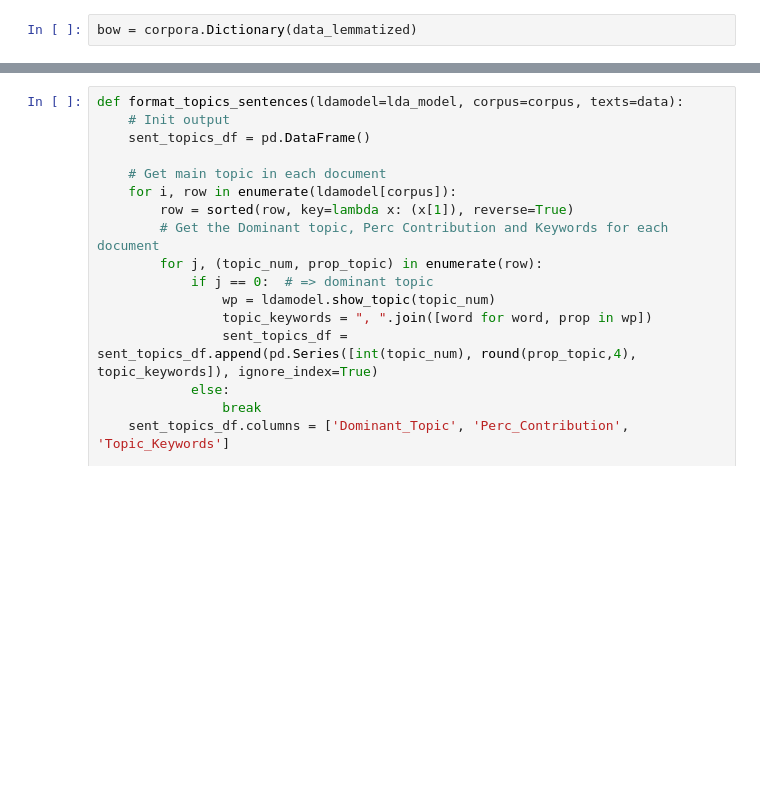
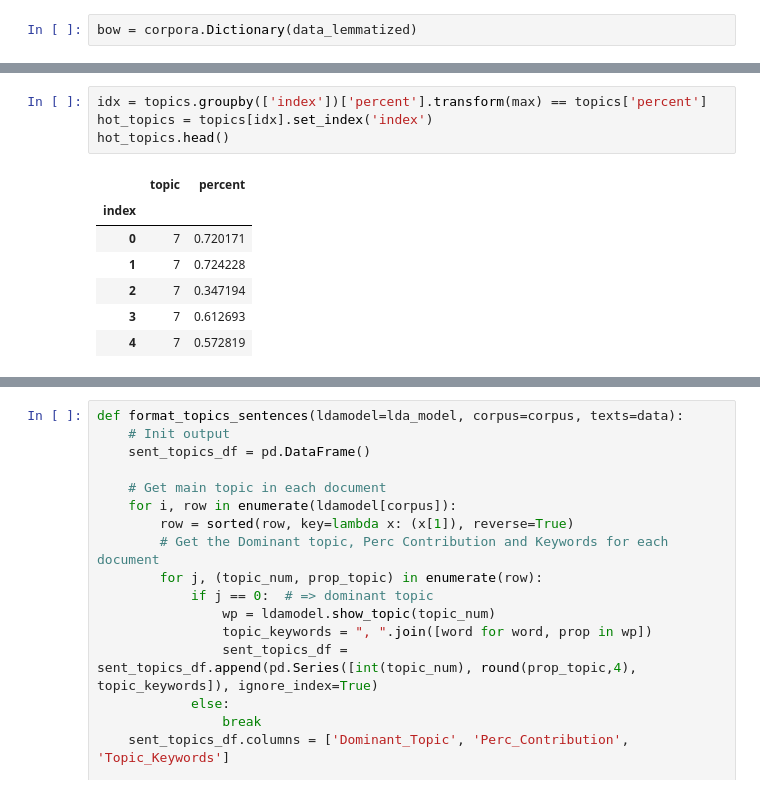
Before and after one commit to matttparker/airbnb-sentiments, a Jupyter notebook: notebooks/mp04_nlp_models.ipynb, the cells around one changed output, grey strips where cells are left out. Saved outputs shown, nothing was run; the diff lists cells and outputs as text; blank space fills up the shorter version.

```diff
--- a/notebooks/mp04_nlp_models.ipynb
+++ b/notebooks/mp04_nlp_models.ipynb
@@ -311,0 +300,12 @@ NameError: name 'pdfs' is not defined
+# %%
+idx = topics.groupby(['index'])['percent'].transform(max) == topics['percent']
+hot_topics = topics[idx].set_index('index')
+hot_topics.head()
+# %% [output]
+|  | topic | percent |
+| index |  |  |
+| 0 | 7 | 0.720171 |
+| 1 | 7 | 0.724228 |
+| 2 | 7 | 0.347194 |
+| 3 | 7 | 0.612693 |
+| 4 | 7 | 0.572819 |
```
Also changed, not shown: parts of 23 cells of this notebook, 1 other file.
